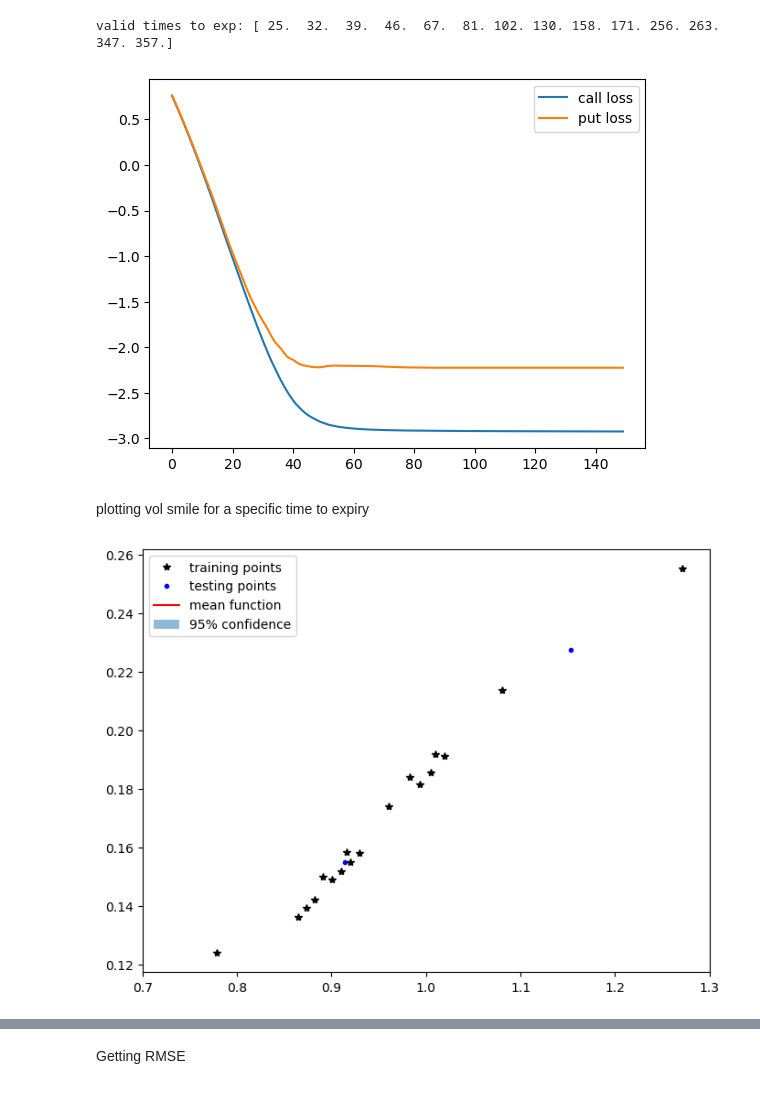
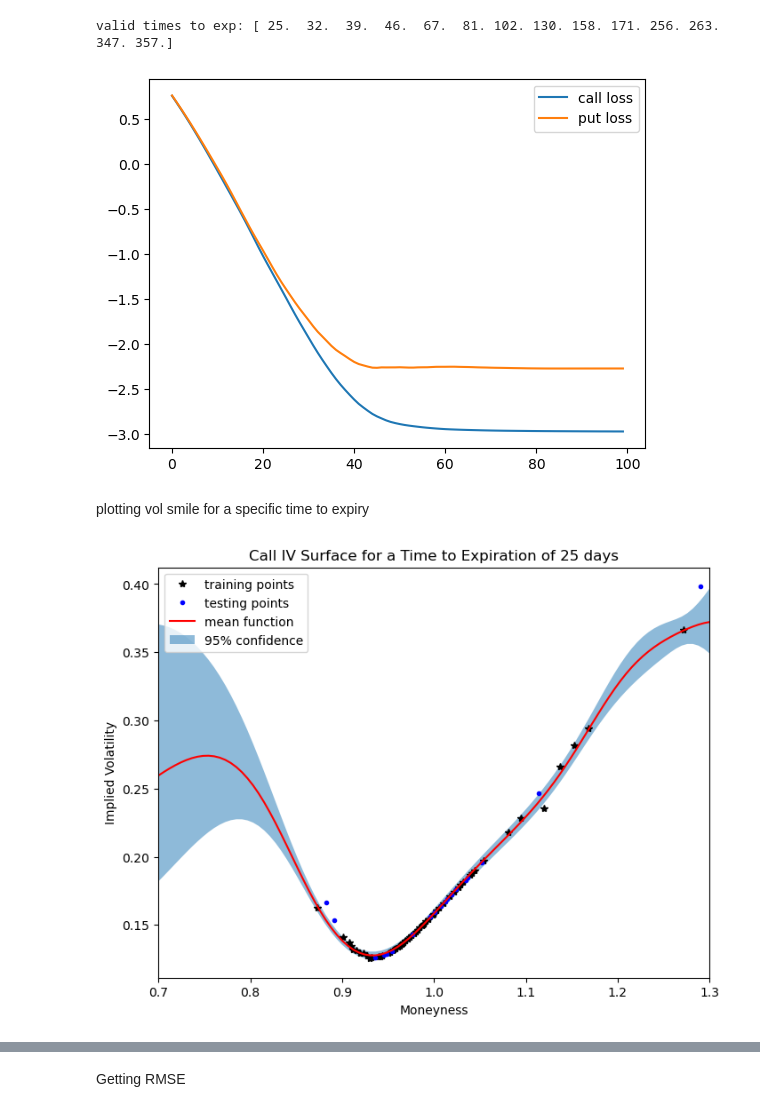
Before and after one commit to amoszczynski/Vol_GP, a Jupyter notebook: daily_GP/daily_GP.ipynb, the cells around one changed output, grey strips where cells are left out. Saved outputs shown, nothing was run; the diff lists cells and outputs as text; code cells hidden in the pictures.

```diff
--- a/daily_GP/daily_GP.ipynb
+++ b/daily_GP/daily_GP.ipynb
@@ -39,9 +39,7 @@ for file in os.listdir('../option_data/spy_data'):
         df['iv'] = df['implied_volatility'].astype(np.float32)
 
         # filtering for research paper criteria
-        df = df.loc[(df['close']!=0) & (df['T']>=20) & (df['T']<=365) & (df['mny']>0.7) & (df['mny']<1.3)]
-
-        # test / train
+        df = df.loc[(df['close']!=0) & (df['iv']!=0) & (df['T']>=20) & (df['T']<=365) & (df['mny']>0.7) & (df['mny']<1.3)]
 
         # splitting up into calls/puts
         calls = df.loc[df['option_type']=='C'][['T', 'mny', 'iv']]
@@ -102,13 +100,11 @@ for day, options in daily_chains.items():
     # feature transformations
     c['mm_T'] = (c['T'] - 20)/(365-20)
     c['mm_mny'] = (c['mny'] - 0.7)/(1.3-0.7)
-    #c['e_iv'] = math.e ** c['iv']
-    c['e_iv'] = np.log(c['iv'])
+    c['ln_iv'] = np.log(c['iv'])
 
     p['mm_T'] = (p['T'] - 20)/(365-20)
     p['mm_mny'] = (p['mny'] - 0.7)/(1.3-0.7)
-    #p['e_iv'] = math.e ** p['iv']
-    p['e_iv'] = np.log(p['iv'])
+    p['ln_iv'] = np.log(p['iv'])
 
     # test/train split
     c_train, c_test = train_test_split(c, test_size=0.2)
@@ -120,14 +116,14 @@ for day, options in daily_chains.items():
 
     # into tensors
     cx_train = torch.tensor(c_train[['mm_T', 'mm_mny']].values)
-    cy_train = torch.tensor(c_train[['e_iv']].values).reshape(len(c_train))
+    cy_train = torch.tensor(c_train[['ln_iv']].values).reshape(len(c_train))
     cx_test = torch.tensor(c_test[['mm_T', 'mm_mny']].values)
-    cy_test = torch.tensor(c_test[['e_iv']].values).reshape(len(c_test))
+    cy_test = torch.tensor(c_test[['ln_iv']].values).reshape(len(c_test))
 
     px_train = torch.tensor(p_train[['mm_T', 'mm_mny']].values)
-    py_train = torch.tensor(p_train[['e_iv']].values).reshape(len(p_train))
+    py_train = torch.tensor(p_train[['ln_iv']].values).reshape(len(p_train))
     px_test = torch.tensor(p_test[['mm_T', 'mm_mny']].values)
-    py_test = torch.tensor(p_test[['e_iv']].values).reshape(len(p_test))
+    py_test = torch.tensor(p_test[['ln_iv']].values).reshape(len(p_test))
 
     #break
     # initializing likelihood and model
@@ -154,7 +150,7 @@ for day, options in daily_chains.items():
     c_losses = []
     p_losses = []
 
-    training_iter = 150
+    training_iter = 100
     print('STARTING CALL GP TRAINING FOR ', day)
     for i in range(training_iter):
         # Zero gradients from previous iteration
@@ -166,7 +162,7 @@ for day, options in daily_chains.items():
         c_loss.backward()
 
         c_losses.append(c_loss.item())
-        if i % 5 == 0:
+        if i % 5 == -1:
             print('Iter %d/%d - Loss: %.3f   lengthscale: %.3f   noise: %.3f' % (
                 i + 1, training_iter, c_loss.item(),
                 c_model.covar_module.base_kernel.lengthscale.item(),
@@ -185,7 +181,7 @@ for day, options in daily_chains.items():
         p_loss.backward()
 
         p_losses.append(p_loss.item())
-        if i % 5 == 0:
+        if i % 5 == -1:
             print('Iter %d/%d - Loss: %.3f   lengthscale: %.3f   noise: %.3f' % (
                 i + 1, training_iter, p_loss.item(),
                 p_model.covar_module.base_kernel.lengthscale.item(),
@@ -212,8 +208,8 @@ for day, options in daily_chains.items():
     info['put_preds'] = p_preds
 
     # rmse
-    c_rmse = torch.sqrt(torch.mean(torch.pow(c_preds.mean - cy_test, 2)))
-    p_rmse = torch.sqrt(torch.mean(torch.pow(p_preds.mean - py_test, 2)))
+    c_rmse = torch.sqrt(torch.mean(torch.pow(math.e ** c_preds.mean - math.e ** cy_test, 2)))
+    p_rmse = torch.sqrt(torch.mean(torch.pow(math.e ** p_preds.mean - math.e ** py_test, 2)))
     info['call_RMSE'] = c_rmse
     info['put_RMSE'] = p_rmse
 
@@ -226,6 +222,5 @@ for day, options in daily_chains.items():
     info['put_likelihood'] = p_likelihood
 
     gp_models[day] = info
-    break
 # %% [output]
 STARTING CALL GP TRAINING FOR  2023-10-09
@@ -263,11 +258,11 @@ plt.plot(range(len(p_plt_loss)), p_plt_loss, label='put loss')
 plt.legend()
 plt.show()
 # %% [output]
-[figure, old version]
+[figure, new version]
 # %% [markdown]
 plotting vol smile for a specific time to expiry
 # %%
-t_to_exp = 357
+t_to_exp = 25
 
 # getting training/test data
 c_tr = gp_models[day_str]['call_train']
@@ -305,33 +300,36 @@ with torch.no_grad(), gpytorch.settings.fast_pred_var():
 # %%
 # calls
 with torch.no_grad():
     # Initialize plot
     f, ax = plt.subplots(1, 1, figsize=(8, 6))
 
     # Get upper and lower confidence bounds
     lower, upper = c_plt.confidence_region()
 
     # Plot training data as black stars
     ax.plot(c_tr['mny'], c_tr['iv'], 'k*', label='training points')
 
     # Plot testing data as blue dots
     ax.plot(c_tst['mny'], c_tst['iv'], 'b.', label='testing points')
 
     # undo exponentiation
-    lower = np.log(lower.numpy())
-    upper = np.log(upper.numpy() )
-    preds = np.log(c_plt.mean.numpy())
+    lower = math.e ** lower.numpy() #np.log(lower.numpy())
+    upper = math.e ** upper.numpy() #np.log(upper.numpy() )
+    preds = math.e ** c_plt.mean.numpy() #np.log(c_plt.mean.numpy())
 
     # undo x-axis scaling by using rng_mny
     ax.plot(rng_mny, preds, 'r', label='mean function')
 
     # Shade between the lower and upper confidence bounds
     ax.fill_between(rng_mny, lower, upper, alpha=0.5, label='95% confidence')
 
     ax.set_xlim([0.7, 1.3])
+    ax.set_xlabel("Moneyness")
+    ax.set_ylabel("Implied Volatility")
+    ax.set_title(f"Call IV Surface for a Time to Expiration of {t_to_exp} days")
     ax.legend()
 # %% [output]
-[figure, old version]
+[figure, new version]
 # %%
 # puts
 with torch.no_grad():
```
Also changed, not shown: parts of 7 cells of this notebook.
